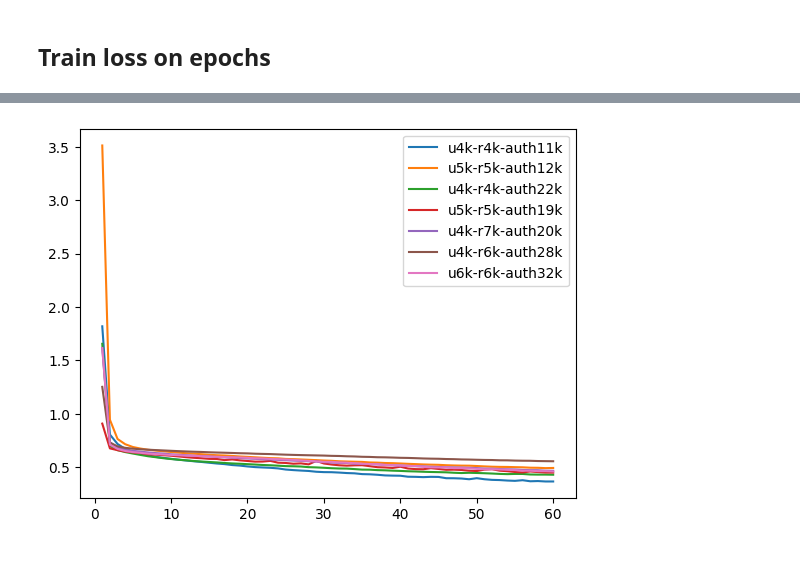
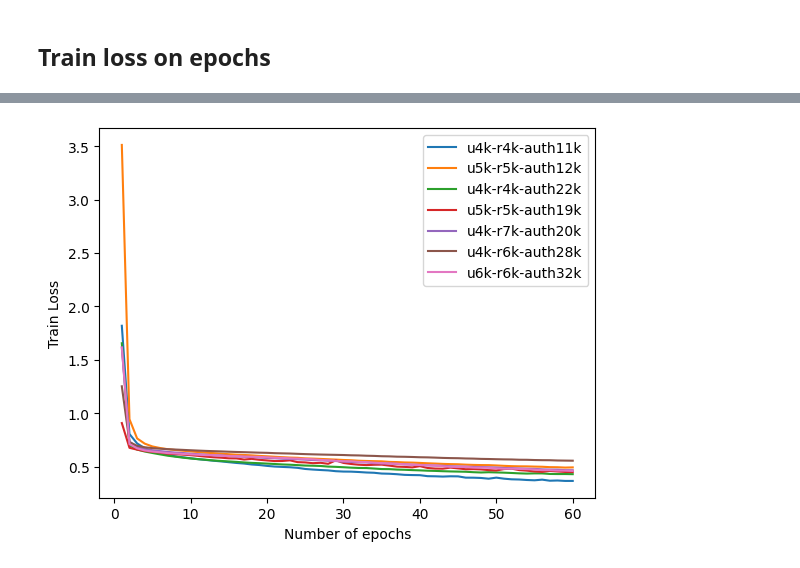
Before and after one commit to mgr-cse/nn-access-ctrl, a Jupyter notebook: model-analysis.ipynb, the cells around one changed output, grey strips where cells are left out. Drawn from its saved outputs; the diff is of its cells as text; code cells hidden in the pictures.

```diff
--- a/model-analysis.ipynb
+++ b/model-analysis.ipynb
@@ -235,13 +243,15 @@ plt.show()
 # %%
 plt.figure(0)
+plt.ylabel('Train Loss')
+plt.xlabel('Number of epochs')
 ## for mlp
 for d in datasets:
     data_path = working_directory + '/02-output/' + 'mlp' + '/'
     history = nn_load_history(data_path, d, 'history_mlp')
     y = history['loss']
     x = range(1, len(y) + 1)
     plt.plot(x, y, label=d)
 plt.legend()
 plt.show()
 # %% [output]
-[figure, old version]
+[figure, new version]
```
Also changed, not shown: parts of 7 cells of this notebook, 1 other file.
